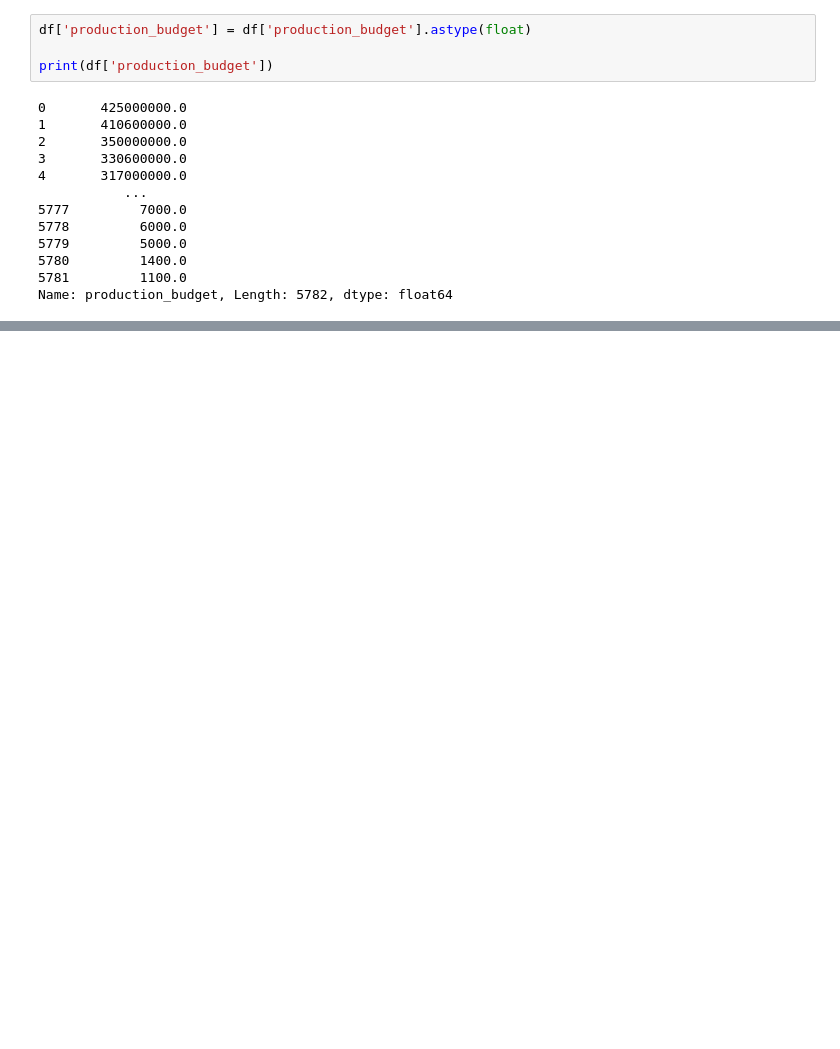
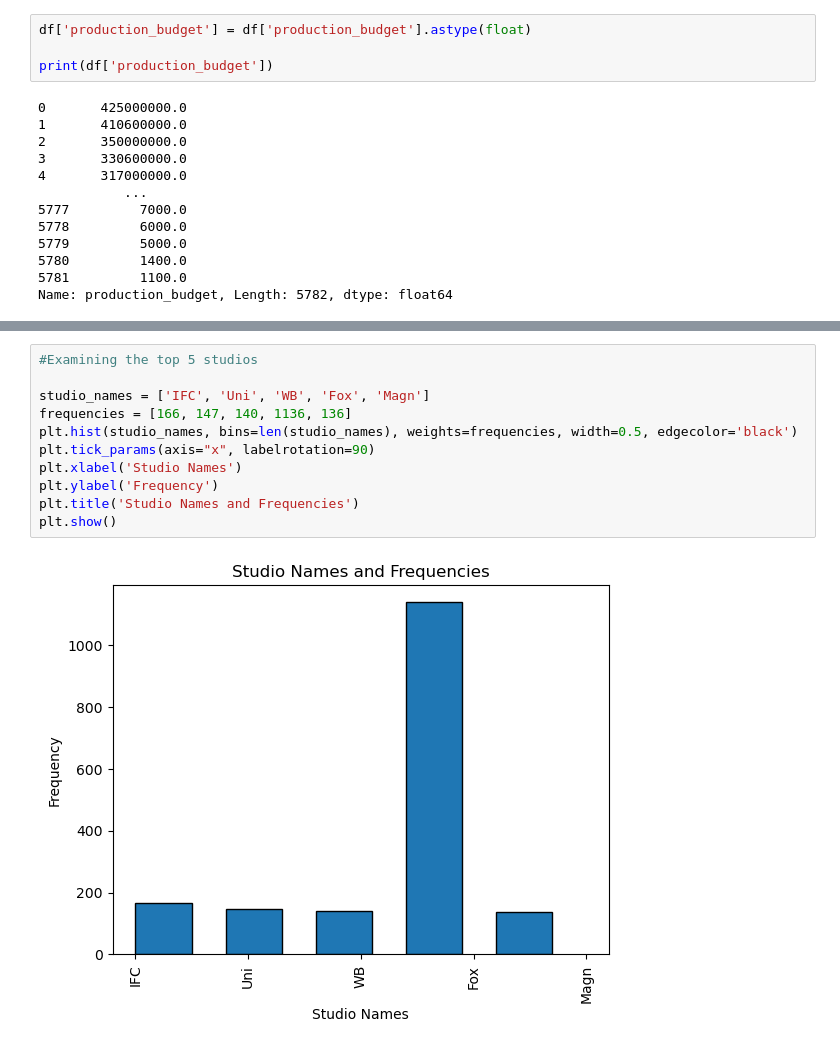
Before and after one commit to Wendy0001/EndofP1, a Jupyter notebook: NotebookP2.ipynb, the cells around one changed output, grey strips where cells are left out. Cells and saved outputs as stored; diff of their text form; blank space fills up the shorter version.

```diff
--- a/NotebookP2.ipynb
+++ b/NotebookP2.ipynb
@@ -455,0 +440,13 @@ Name: production_budget, Length: 5782, dtype: float64
+# %%
+#Examining the top 5 studios
+
+studio_names = ['IFC', 'Uni', 'WB', 'Fox', 'Magn']
+frequencies = [166, 147, 140, 1136, 136]
+plt.hist(studio_names, bins=len(studio_names), weights=frequencies, width=0.5, edgecolor='black')
+plt.tick_params(axis="x", labelrotation=90)
+plt.xlabel('Studio Names')
+plt.ylabel('Frequency')
+plt.title('Studio Names and Frequencies')
+plt.show()
+# %% [output]
+[figure, added]
```
Also changed, not shown: parts of 32 cells of this notebook.
